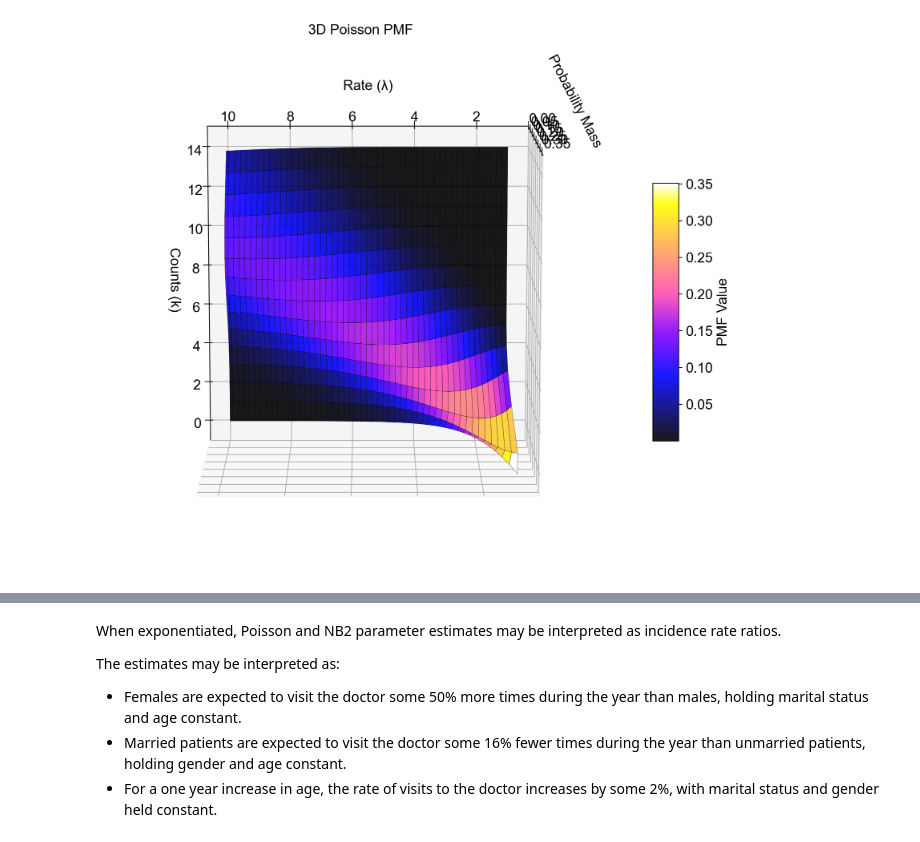
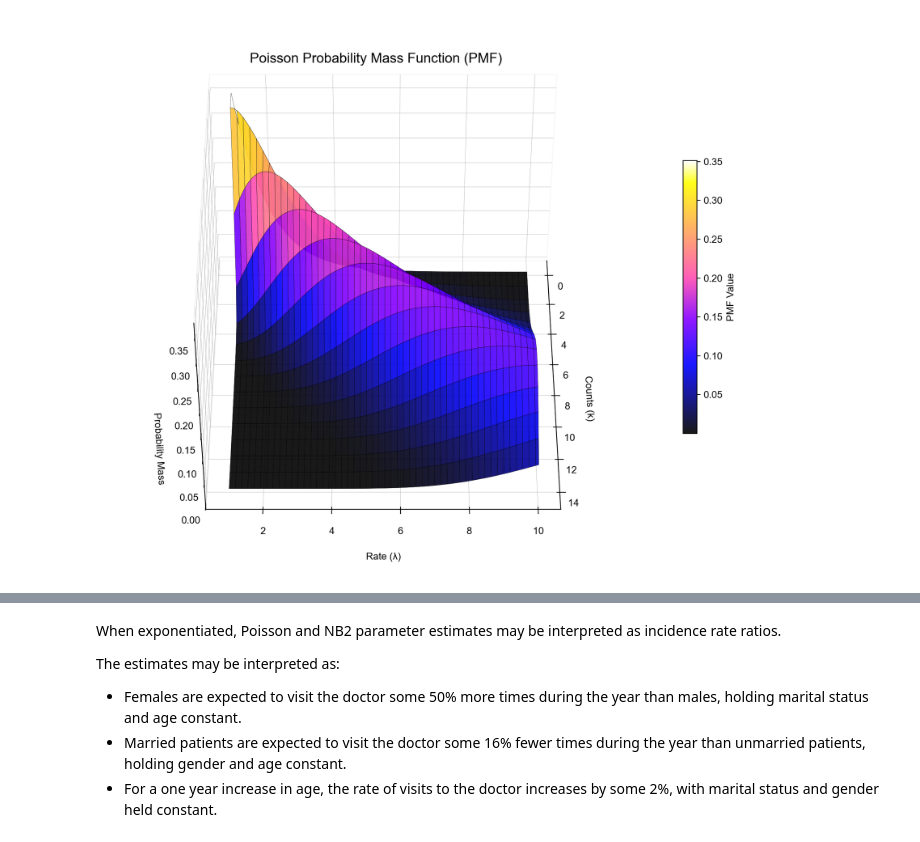
Before and after one commit to deburky/calibration, a Jupyter notebook: poisson-models/poisson-experiments.ipynb, the cells around one changed output, grey strips where cells are left out. Drawn from its saved outputs; the diff is of its cells as text; code cells hidden in the pictures.

```diff
--- a/poisson-models/poisson-experiments.ipynb
+++ b/poisson-models/poisson-experiments.ipynb
@@ -13,48 +25,57 @@ Author: https://www.github.com/deburky
 # %%
 import numpy as np
 import matplotlib.pyplot as plt
-from matplotlib import cm
 from scipy.stats import poisson
 
+%config InlineBackend.figure_format = 'retina'
+
+# set font to Arial
+plt.rcParams["font.family"] = "Arial"
 # Define the range for k (counts) and lambda (rate parameter)
 k_values = np.arange(0, 15, 1)
 lambda_values = np.linspace(1, 10, 100)
 
 # Create a meshgrid for k and lambda
 k_mesh, lambda_mesh = np.meshgrid(k_values, lambda_values)
 
 # Compute the Poisson PMF
 poisson_pmf = poisson.pmf(k_mesh, lambda_mesh)
 
 # Plot the 3D surface
 fig = plt.figure(figsize=(10, 8))
 ax = fig.add_subplot(111, projection="3d")
 
 # Plot surface with gnuplot2-like style
-surf = ax.plot_surface(
-    k_mesh,
-    lambda_mesh,
-    poisson_pmf,
-    cmap="gnuplot2",
-    edgecolor="k",
-    linewidth=0.2,
-    alpha=0.9,
-)
+surf = ax.plot_surface(k_mesh, lambda_mesh, poisson_pmf, cmap="gnuplot2", edgecolor="k", linewidth=0.2, alpha=0.9)
 
 # Add labels and title
-ax.set_title("3D Poisson PMF", fontsize=14, pad=20)
+ax.set_title("Poisson Probability Mass Function (PMF)", fontsize=14, y=1.01, pad=0)
 ax.set_xlabel("Counts (k)", labelpad=10)
 ax.set_ylabel("Rate (λ)", labelpad=10)
 ax.set_zlabel("Probability Mass", labelpad=10)
 
 # Add color bar
-fig.colorbar(surf, shrink=0.5, aspect=10, label="PMF Value")
+fig.colorbar(surf, shrink=0.5, aspect=20, label="PMF Value")
 
 # Adjust viewing angle for better aesthetics
-ax.view_init(elev=100, azim=180)
+ax.view_init(elev=45, azim=180)
 
+ax.tick_params(axis="x", length=0, width=0)
+ax.tick_params(axis="y", length=0, width=0)
+ax.tick_params(axis="z", length=0, width=0)
+
+ax.xaxis.pane.fill = False
+ax.yaxis.pane.fill = False
+ax.zaxis.pane.fill = False
+
+ax.invert_yaxis()
+ax.invert_xaxis()
+
+ax.xaxis._axinfo["grid"]["linewidth"] = 0.3
+ax.yaxis._axinfo["grid"]["linewidth"] = 0.3
+ax.zaxis._axinfo["grid"]["linewidth"] = 0.3
 # Show the plot
 plt.tight_layout()
 plt.show()
 # %% [output]
-[figure, old version]
+[figure, new version]
```
Also changed, not shown: parts of 21 cells of this notebook, 2 other files.
